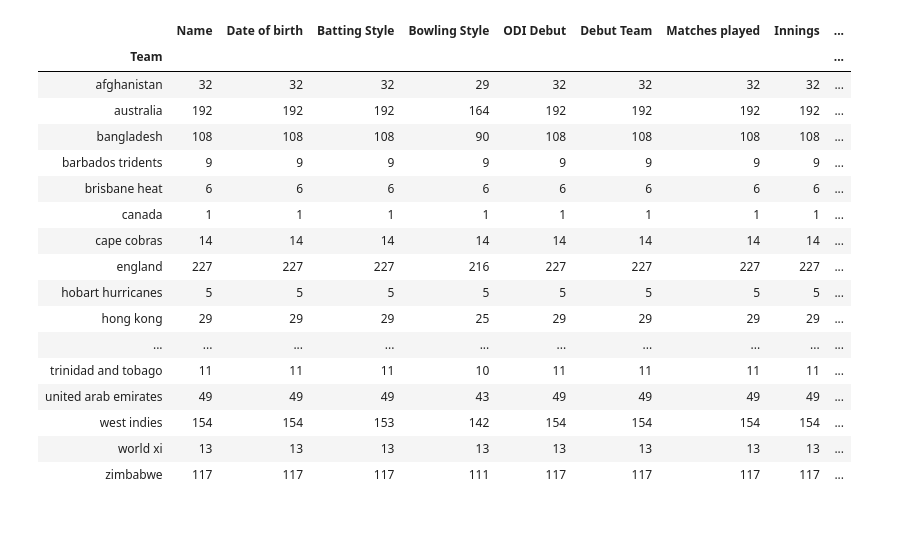
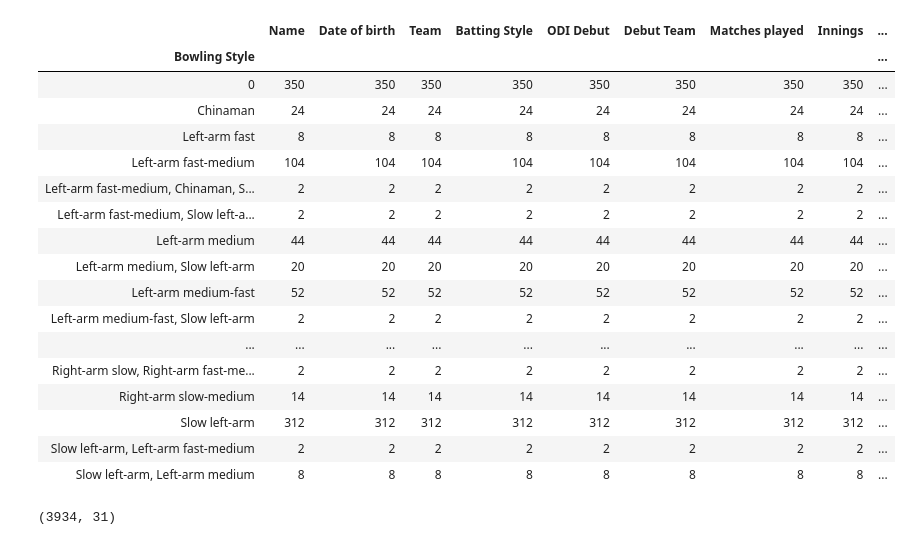
Before and after one commit to Vigneshwar018/python-test, a Jupyter notebook: icc.ipynb, the cells around one changed output. Cells and saved outputs as stored; diff of their text form; code cells hidden in the pictures.

```diff
--- a/icc.ipynb
+++ b/icc.ipynb
@@ -39,15 +39,37 @@ pd.set_option('display.max_columns', 31)
 # %%
 fl['Highe Score'] = fl['Highe Score'].str.replace('*','')
 # %%
-def rep(x, a, b):
+def rep(x, a, b, c):
+    if c == True:
+        pass
     return x.replace(a,b)
 
-fl = fl.apply(rep, args=('--','0'))
-fl = fl.apply(rep, args=('NaN','0'))
+fl = fl.apply(rep, args=('--','0', False ))
+fl = fl.apply(rep, args=('NaN','0', False ))
 # %%
 fl.fillna(value=0, inplace=True)
 Dat = fl['ODI Debut'].str.replace(',', '-')
 fl['ODI Debut'] = pd.to_datetime(Dat)
+fl.groupby('Bowling Style').count()
+# %% [output]
+|  | Name | Date of birth | Team | Batting Style | ODI Debut | Debut Team | Matches played | Innings | ... |
+| Bowling Style |  |  |  |  |  |  |  |  | ... |
+| 0 | 350 | 350 | 350 | 350 | 350 | 350 | 350 | 350 | ... |
+| Chinaman | 24 | 24 | 24 | 24 | 24 | 24 | 24 | 24 | ... |
+| Left-arm fast | 8 | 8 | 8 | 8 | 8 | 8 | 8 | 8 | ... |
+| Left-arm fast-medium | 104 | 104 | 104 | 104 | 104 | 104 | 104 | 104 | ... |
+| Left-arm fast-medium, Chinaman, S... | 2 | 2 | 2 | 2 | 2 | 2 | 2 | 2 | ... |
+| Left-arm fast-medium, Slow left-a... | 2 | 2 | 2 | 2 | 2 | 2 | 2 | 2 | ... |
+| Left-arm medium | 44 | 44 | 44 | 44 | 44 | 44 | 44 | 44 | ... |
+| Left-arm medium, Slow left-arm | 20 | 20 | 20 | 20 | 20 | 20 | 20 | 20 | ... |
+| Left-arm medium-fast | 52 | 52 | 52 | 52 | 52 | 52 | 52 | 52 | ... |
+| Left-arm medium-fast, Slow left-arm | 2 | 2 | 2 | 2 | 2 | 2 | 2 | 2 | ... |
+| ... | ... | ... | ... | ... | ... | ... | ... | ... | ... |
+| Right-arm slow, Right-arm fast-me... | 2 | 2 | 2 | 2 | 2 | 2 | 2 | 2 | ... |
+| Right-arm slow-medium | 14 | 14 | 14 | 14 | 14 | 14 | 14 | 14 | ... |
+| Slow left-arm | 312 | 312 | 312 | 312 | 312 | 312 | 312 | 312 | ... |
+| Slow left-arm, Left-arm fast-medium | 2 | 2 | 2 | 2 | 2 | 2 | 2 | 2 | ... |
+| Slow left-arm, Left-arm medium | 8 | 8 | 8 | 8 | 8 | 8 | 8 | 8 | ... |
 # %%
 cols = fl.columns[7:-2]
 
@@ -57,22 +84,6 @@ fl[cols] = fl[cols].apply(pd.to_numeric)
 # %%
 ODI = pd.read_csv('all_odi_players.csv')
-ODI.groupby('Team').count()
+#ODI.groupby('Team').count()
+ODI.shape
 # %% [output]
-|  | Name | Date of birth | Batting Style | Bowling Style | ODI Debut | Debut Team | Matches played | Innings | ... |
-| Team |  |  |  |  |  |  |  |  | ... |
-| afghanistan | 32 | 32 | 32 | 29 | 32 | 32 | 32 | 32 | ... |
-| australia | 192 | 192 | 192 | 164 | 192 | 192 | 192 | 192 | ... |
-| bangladesh | 108 | 108 | 108 | 90 | 108 | 108 | 108 | 108 | ... |
-| barbados tridents | 9 | 9 | 9 | 9 | 9 | 9 | 9 | 9 | ... |
-| brisbane heat | 6 | 6 | 6 | 6 | 6 | 6 | 6 | 6 | ... |
-| canada | 1 | 1 | 1 | 1 | 1 | 1 | 1 | 1 | ... |
-| cape cobras | 14 | 14 | 14 | 14 | 14 | 14 | 14 | 14 | ... |
-| england | 227 | 227 | 227 | 216 | 227 | 227 | 227 | 227 | ... |
-| hobart hurricanes | 5 | 5 | 5 | 5 | 5 | 5 | 5 | 5 | ... |
-| hong kong | 29 | 29 | 29 | 25 | 29 | 29 | 29 | 29 | ... |
-| ... | ... | ... | ... | ... | ... | ... | ... | ... | ... |
-| trinidad and tobago | 11 | 11 | 11 | 10 | 11 | 11 | 11 | 11 | ... |
-| united arab emirates | 49 | 49 | 49 | 43 | 49 | 49 | 49 | 49 | ... |
-| west indies | 154 | 154 | 153 | 142 | 154 | 154 | 154 | 154 | ... |
-| world xi | 13 | 13 | 13 | 13 | 13 | 13 | 13 | 13 | ... |
-| zimbabwe | 117 | 117 | 117 | 111 | 117 | 117 | 117 | 117 | ... |
+(3934, 31)
```
Also changed, not shown: parts of 3 cells of this notebook, 3 other files.
